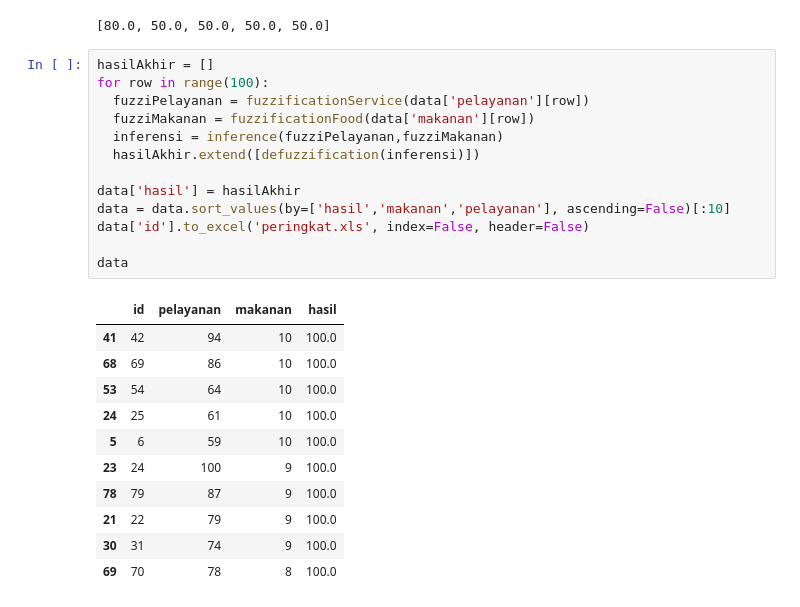
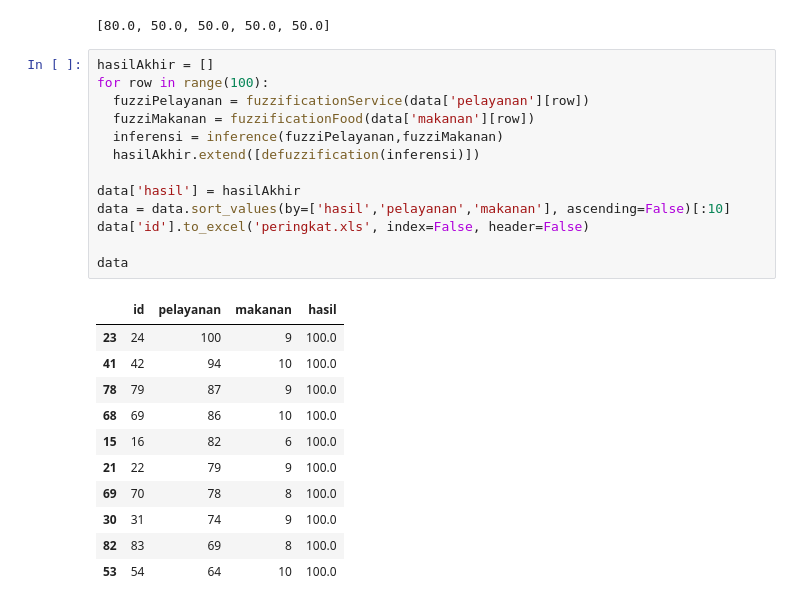
Before and after one commit to serlysetyani/fuzzyLogic, a Jupyter notebook: fuzzyLogic.ipynb, the cells around one changed output. Drawn from its saved outputs; the diff is of its cells as text.

```diff
--- a/fuzzyLogic.ipynb
+++ b/fuzzyLogic.ipynb
@@ -194,25 +194,25 @@ hasilAkhir[:5]
 # %%
 hasilAkhir = []
 for row in range(100):
   fuzziPelayanan = fuzzificationService(data['pelayanan'][row])
   fuzziMakanan = fuzzificationFood(data['makanan'][row])
   inferensi = inference(fuzziPelayanan,fuzziMakanan)
   hasilAkhir.extend([defuzzification(inferensi)])
 
 data['hasil'] = hasilAkhir
-data = data.sort_values(by=['hasil','makanan','pelayanan'], ascending=False)[:10]
+data = data.sort_values(by=['hasil','pelayanan','makanan'], ascending=False)[:10]
 data['id'].to_excel('peringkat.xls', index=False, header=False)
 
 data
 # %% [output]
 |  | id | pelayanan | makanan | hasil |
+| 23 | 24 | 100 | 9 | 100.0 |
 | 41 | 42 | 94 | 10 | 100.0 |
+| 78 | 79 | 87 | 9 | 100.0 |
 | 68 | 69 | 86 | 10 | 100.0 |
+| 15 | 16 | 82 | 6 | 100.0 |
+| 21 | 22 | 79 | 9 | 100.0 |
+| 69 | 70 | 78 | 8 | 100.0 |
+| 30 | 31 | 74 | 9 | 100.0 |
+| 82 | 83 | 69 | 8 | 100.0 |
 | 53 | 54 | 64 | 10 | 100.0 |
-| 24 | 25 | 61 | 10 | 100.0 |
-| 5 | 6 | 59 | 10 | 100.0 |
-| 23 | 24 | 100 | 9 | 100.0 |
-| 78 | 79 | 87 | 9 | 100.0 |
-| 21 | 22 | 79 | 9 | 100.0 |
-| 30 | 31 | 74 | 9 | 100.0 |
-| 69 | 70 | 78 | 8 | 100.0 |
```
